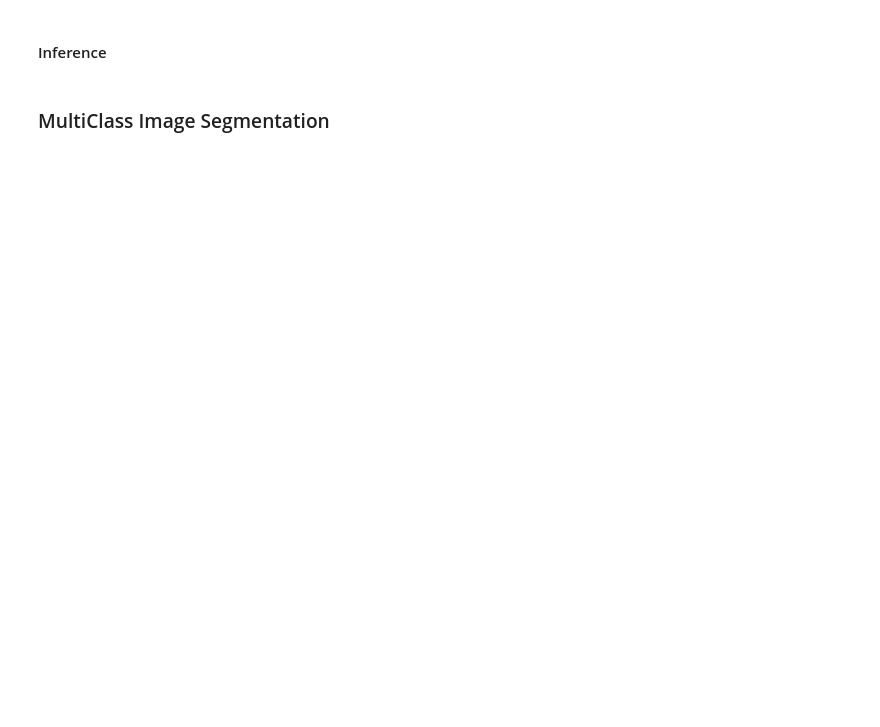
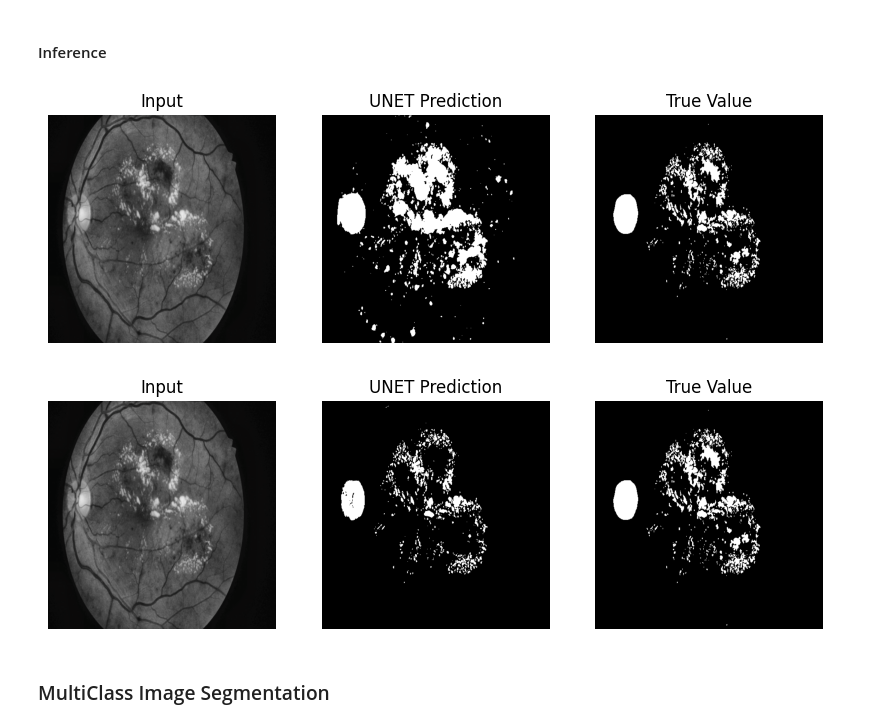
Before and after one commit to Jaywhisker/Diabetic_Retinopathy_Detection, a Jupyter notebook: notebooks/lesion_segmentation.ipynb, the cells around one changed output. Saved outputs shown, nothing was run; the diff lists cells and outputs as text; code cells hidden in the pictures; blank space fills up the shorter version.

Commit message:
cleaned notebook updates, results csv for analysis

```diff
--- a/notebooks/lesion_segmentation.ipynb
+++ b/notebooks/lesion_segmentation.ipynb
@@ -393,6 +393,7 @@ def calculate_class_weights(n_classes:int, dataloader):
     elif n_classes > 2:
         total_labels = np.sum(class_frequencies)
         class_weights = total_labels/class_frequencies
+        class_weights = class_weights / np.sum(class_weights) #normalise
         return class_frequencies, class_weights
 
     else:
@@ -596,9 +597,13 @@ def inference_unet(model:uNetModel, multiclass:bool, dataloader, num_images:int,
     model.eval()
 
     image_index = 0
-    image_per_batch = math.ceil(num_images/len(dataloader))
+
+    image_per_batch = num_images
+    if num_images > len(dataloader):
+        image_per_batch = math.ceil(num_images/len(dataloader))
+
     with torch.no_grad():
-        for idx in range(min(len(dataloader), num_images)):
+        for idx in range(len(dataloader)):
             image, mask = next(iter(dataloader))
             outputs = model(image.to(device)) #run inference
 
@@ -617,8 +622,8 @@ def inference_unet(model:uNetModel, multiclass:bool, dataloader, num_images:int,
 
                 #if plotting graph
                 if show_plot:
-                    image = unnormalize(image[i], mean, std)
-                    image_np = np.array(image).transpose(1, 2, 0)
+                    unnormed_image = unnormalize(image[i], mean, std)
+                    image_np = np.array(unnormed_image).transpose(1, 2, 0)
                     pred_np = np.array(predictions[i].cpu())
 
                     fig, axes = plt.subplots(1, 3, figsize=(10, 5))
@@ -635,9 +640,7 @@ def inference_unet(model:uNetModel, multiclass:bool, dataloader, num_images:int,
 
                 image_index += 1
                 if image_index == num_images:
-                    break
-
-    return results
+                    return results
 # %% [markdown]
 ### Dataset Preprocessing & Visualisation
 
@@ -784,9 +787,6 @@ class BinarySegmentationDataset(Dataset):
                 mask_array = np.array(mask)
                 merged_mask[mask_array > 0] = 1 #obtain mask and convert them to fixed class of 1
 
-            else:
-                raise Exception("Mask image not found")
-
         mask = Image.fromarray(merged_mask) #create mask image
 
 
@@ -1011,11 +1035,14 @@ for model_name in model_names:
 # %%
 best_model, model_type = models_list[1]
 torch.cuda.empty_cache()
 gc.collect()
 
 #model inference
-inference_unet(best_model, False, test_dataloader, 1, device)
-inference_unet(last_model, False, test_dataloader, 1, device)
+result = inference_unet(best_model, False, test_dataloader, 1, device)
+result = inference_unet(last_model, False, test_dataloader, 1, device)
+# %% [output]
+[figure, added]
+[figure, added]
 # %% [markdown]
 ### MultiClass Image Segmentation
 # %%
```
Also changed, not shown: parts of 11 cells of this notebook, 29 other files.
